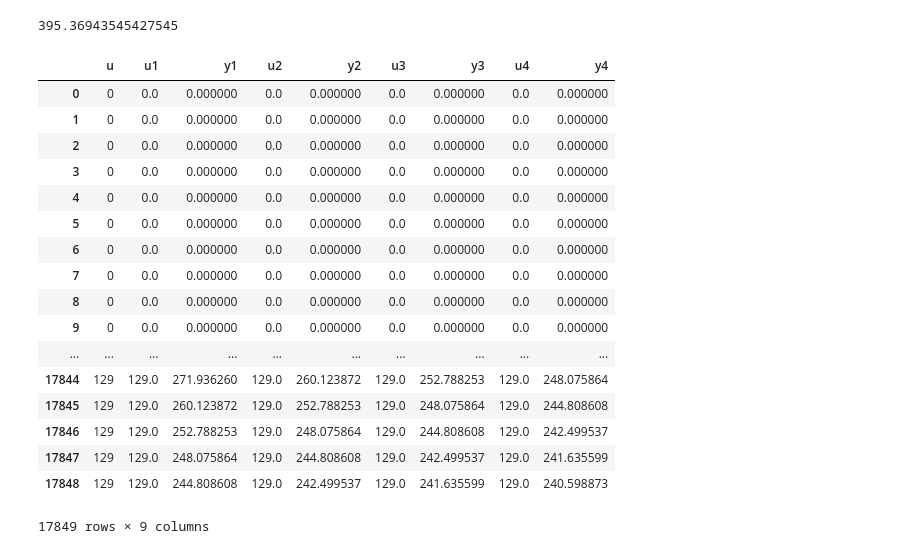
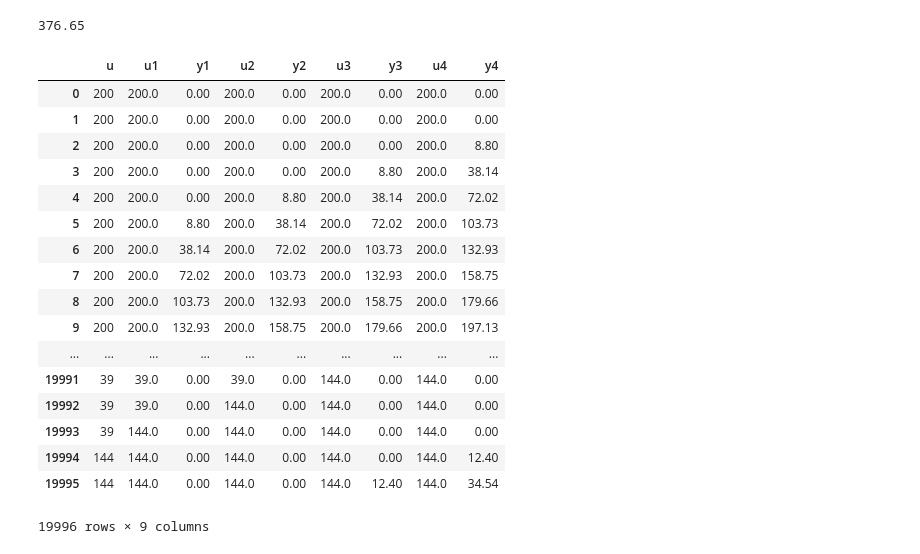
Before and after one commit to nojair/finaltry, a Jupyter notebook: Tesis.ipynb, the cells around one changed output. Cells and saved outputs as stored; diff of their text form; code cells hidden in the pictures.

```diff
--- a/Tesis.ipynb
+++ b/Tesis.ipynb
@@ -120,8 +127,6 @@ NameError: name 'inputData' is not defined
 # %%
-x = pd.read_excel('motorr.xlsx')
+x = pd.read_excel('motor.xlsx')
 x = x.drop('time', axis=1)
-x = x.drop('y0', axis=1)
-x = x.drop('Unnamed: 4', axis=1)
 x
 # %% [output]
 |  | u | y |
@@ -145,7 +150,7 @@ x
 # %%
 max(x["y"])
 # %% [output]
-395.36943545427545
+376.65
 # %%
 L = len(x)
 # %%
@@ -171,54 +176,85 @@ q3['y3'] = pd.Series(x['y'], index=x.index)
 q3 = q3.shift(periods=-3, freq=None, axis=0)
 
 x['u3'] = pd.Series(q3['u3'], index=x.index)
 x['y3'] = pd.Series(q3['y3'], index=x.index)
 
 q4 = pd.DataFrame()
 q4['u4'] = pd.Series(x['u'], index=x.index)
 q4['y4'] = pd.Series(x['y'], index=x.index)
 q4 = q4.shift(periods=-4, freq=None, axis=0)
 
 x['u4'] = pd.Series(q4['u4'], index=x.index)
 x['y4'] = pd.Series(q4['y4'], index=x.index)
 
 '''
 q5 = pd.DataFrame()
-q5['input5'] = pd.Series(x['input'], index=x.index)
-q5['y5'] = pd.Series(x['output'], index=x.index)
+q5['u5'] = pd.Series(x['u'], index=x.index)
+q5['y5'] = pd.Series(x['y'], index=x.index)
 q5 = q5.shift(periods=-5, freq=None, axis=0)
 
-x['input5'] = pd.Series(q5['input5'], index=x.index)
+x['u5'] = pd.Series(q5['u5'], index=x.index)
 x['y5'] = pd.Series(q5['y5'], index=x.index)
+
+q6 = pd.DataFrame()
+q6['u6'] = pd.Series(x['u'], index=x.index)
+q6['y6'] = pd.Series(x['y'], index=x.index)
+q6 = q6.shift(periods=-6, freq=None, axis=0)
+
+x['u6'] = pd.Series(q6['u6'], index=x.index)
+x['y6'] = pd.Series(q6['y6'], index=x.index)
+
+q7 = pd.DataFrame()
+q7['u7'] = pd.Series(x['u'], index=x.index)
+q7['y7'] = pd.Series(x['y'], index=x.index)
+q7 = q7.shift(periods=-7, freq=None, axis=0)
+
+x['u7'] = pd.Series(q7['u7'], index=x.index)
+x['y7'] = pd.Series(q7['y7'], index=x.index)
+
+q8 = pd.DataFrame()
+q8['u8'] = pd.Series(x['u'], index=x.index)
+q8['y8'] = pd.Series(x['y'], index=x.index)
+q8 = q8.shift(periods=-8, freq=None, axis=0)
+
+x['u8'] = pd.Series(q8['u8'], index=x.index)
+x['y8'] = pd.Series(q8['y8'], index=x.index)
+
+q9 = pd.DataFrame()
+q9['u9'] = pd.Series(x['u'], index=x.index)
+q9['y9'] = pd.Series(x['y'], index=x.index)
+q9 = q9.shift(periods=-9, freq=None, axis=0)
+
+x['u9'] = pd.Series(q9['u9'], index=x.index)
+x['y9'] = pd.Series(q9['y9'], index=x.index)
 '''
 
 x = x.drop(x.index[L-4:L])
 
-#y = x['antihorapos']
 y = pd.DataFrame()
 y['y'] = x['y']
 
 x = x.drop('y', axis=1)
 
 x
 # %% [output]
 |  | u | u1 | y1 | u2 | y2 | u3 | y3 | u4 | y4 |
-| 0 | 0 | 0.0 | 0.000000 | 0.0 | 0.000000 | 0.0 | 0.000000 | 0.0 | 0.000000 |
-| 1 | 0 | 0.0 | 0.000000 | 0.0 | 0.000000 | 0.0 | 0.000000 | 0.0 | 0.000000 |
-| 2 | 0 | 0.0 | 0.000000 | 0.0 | 0.000000 | 0.0 | 0.000000 | 0.0 | 0.000000 |
-| 3 | 0 | 0.0 | 0.000000 | 0.0 | 0.000000 | 0.0 | 0.000000 | 0.0 | 0.000000 |
-| 4 | 0 | 0.0 | 0.000000 | 0.0 | 0.000000 | 0.0 | 0.000000 | 0.0 | 0.000000 |
-| 5 | 0 | 0.0 | 0.000000 | 0.0 | 0.000000 | 0.0 | 0.000000 | 0.0 | 0.000000 |
-| 6 | 0 | 0.0 | 0.000000 | 0.0 | 0.000000 | 0.0 | 0.000000 | 0.0 | 0.000000 |
-| 7 | 0 | 0.0 | 0.000000 | 0.0 | 0.000000 | 0.0 | 0.000000 | 0.0 | 0.000000 |
-| 8 | 0 | 0.0 | 0.000000 | 0.0 | 0.000000 | 0.0 | 0.000000 | 0.0 | 0.000000 |
-| 9 | 0 | 0.0 | 0.000000 | 0.0 | 0.000000 | 0.0 | 0.000000 | 0.0 | 0.000000 |
+| 0 | 200 | 200.0 | 0.00 | 200.0 | 0.00 | 200.0 | 0.00 | 200.0 | 0.00 |
+| 1 | 200 | 200.0 | 0.00 | 200.0 | 0.00 | 200.0 | 0.00 | 200.0 | 0.00 |
+| 2 | 200 | 200.0 | 0.00 | 200.0 | 0.00 | 200.0 | 0.00 | 200.0 | 8.80 |
+| 3 | 200 | 200.0 | 0.00 | 200.0 | 0.00 | 200.0 | 8.80 | 200.0 | 38.14 |
+| 4 | 200 | 200.0 | 0.00 | 200.0 | 8.80 | 200.0 | 38.14 | 200.0 | 72.02 |
+| 5 | 200 | 200.0 | 8.80 | 200.0 | 38.14 | 200.0 | 72.02 | 200.0 | 103.73 |
+| 6 | 200 | 200.0 | 38.14 | 200.0 | 72.02 | 200.0 | 103.73 | 200.0 | 132.93 |
+| 7 | 200 | 200.0 | 72.02 | 200.0 | 103.73 | 200.0 | 132.93 | 200.0 | 158.75 |
+| 8 | 200 | 200.0 | 103.73 | 200.0 | 132.93 | 200.0 | 158.75 | 200.0 | 179.66 |
+| 9 | 200 | 200.0 | 132.93 | 200.0 | 158.75 | 200.0 | 179.66 | 200.0 | 197.13 |
 | ... | ... | ... | ... | ... | ... | ... | ... | ... | ... |
-| 17844 | 129 | 129.0 | 271.936260 | 129.0 | 260.123872 | 129.0 | 252.788253 | 129.0 | 248.075864 |
-| 17845 | 129 | 129.0 | 260.123872 | 129.0 | 252.788253 | 129.0 | 248.075864 | 129.0 | 244.808608 |
-| 17846 | 129 | 129.0 | 252.788253 | 129.0 | 248.075864 | 129.0 | 244.808608 | 129.0 | 242.499537 |
-| 17847 | 129 | 129.0 | 248.075864 | 129.0 | 244.808608 | 129.0 | 242.499537 | 129.0 | 241.635599 |
-| 17848 | 129 | 129.0 | 244.808608 | 129.0 | 242.499537 | 129.0 | 241.635599 | 129.0 | 240.598873 |
+| 19991 | 39 | 39.0 | 0.00 | 39.0 | 0.00 | 144.0 | 0.00 | 144.0 | 0.00 |
+| 19992 | 39 | 39.0 | 0.00 | 144.0 | 0.00 | 144.0 | 0.00 | 144.0 | 0.00 |
+| 19993 | 39 | 144.0 | 0.00 | 144.0 | 0.00 | 144.0 | 0.00 | 144.0 | 0.00 |
+| 19994 | 144 | 144.0 | 0.00 | 144.0 | 0.00 | 144.0 | 0.00 | 144.0 | 12.40 |
+| 19995 | 144 | 144.0 | 0.00 | 144.0 | 0.00 | 144.0 | 12.40 | 144.0 | 34.54 |
-17849 rows × 9 columns
+19996 rows × 9 columns
 # %%
 (y['y'])
 # %% [output]
```
Also changed, not shown: parts of 26 cells of this notebook, 20 other files.
